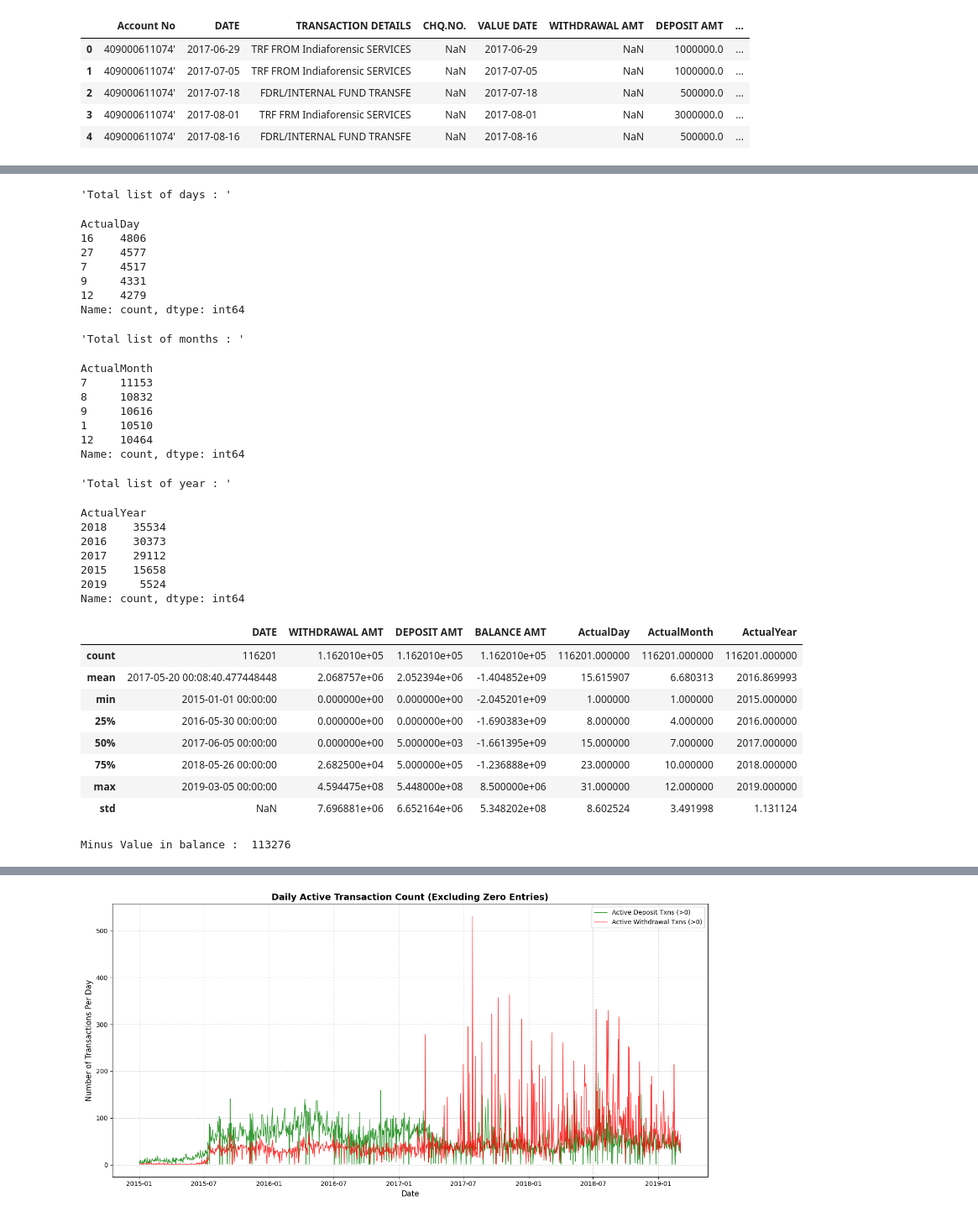
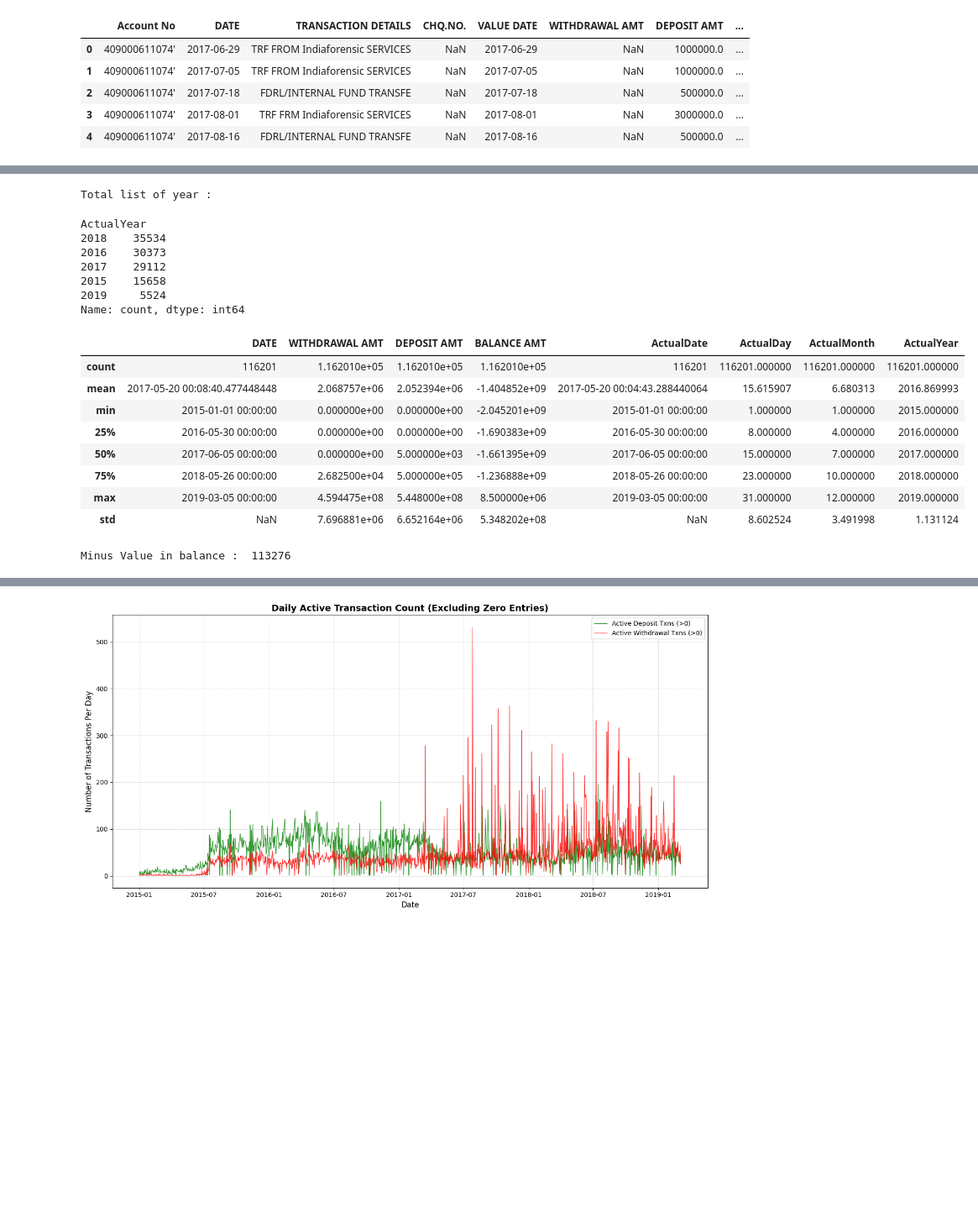
Before and after one commit to Deep6890/AEGIS-FIN, a Jupyter notebook: bankData.ipynb, the cells around one changed output, grey strips where cells are left out. Shown at 84% size. Saved outputs shown, nothing was run; the diff lists cells and outputs as text; code cells hidden in the pictures; blank space fills up the shorter version.

```diff
--- a/bankData.ipynb
+++ b/bankData.ipynb
@@ -107,59 +112,44 @@ Dataset Size (116201, 8)
 # %%
 def DataDiscribtion(df):
-    total_day_counts = df['ActualDay'].value_counts()
-    total_month_counts = df['ActualMonth'].value_counts()
-    total_year_counts = df['ActualYear'].value_counts()
 
-    # Over all discribtion
-    display("Total list of days : ",total_day_counts.head())
+    dataDiscribe = df.copy()
+
+    # Year wise count
+    total_year_counts = dataDiscribe['ActualYear'].value_counts()
+
+    print("Total list of year : ")
+    display(total_year_counts.head())
     print("\n")
-    display("Total list of months : ",total_month_counts.head())
-    print("\n")
-    display("Total list of year : ",total_year_counts.head())
-    print("\n")
+
     # function wise distributions
-    display(df.describe())
+    display(dataDiscribe.describe())
 
     # Less Then Zero balance
     count =0
-    for value in df['BALANCE AMT']:
+    for value in dataDiscribe['BALANCE AMT']:
         if(value < 0):
             count = count +1;
 
-    print("Minus Value in balance : ",count)
-DataDiscribtion(processData)
+    # Counting the minus value
+    print("\n\nMinus Value in balance : ",count)
+
+DataDiscribtion(cleanData)
 # %% [output]
-'Total list of days : '
+Total list of year :
-ActualDay
-16    4806
-27    4577
-7     4517
-9     4331
-12    4279
+ActualYear
+2018    35534
+2016    30373
+2017    29112
+2015    15658
+2019     5524
 Name: count, dtype: int64
+|  | DATE | WITHDRAWAL AMT | DEPOSIT AMT | BALANCE AMT | ActualDate | ActualDay | ActualMonth | ActualYear |
+| count | 116201 | 1.162010e+05 | 1.162010e+05 | 1.162010e+05 | 116201 | 116201.000000 | 116201.000000 | 116201.000000 |
+| mean | 2017-05-20 00:08:40.477448448 | 2.068757e+06 | 2.052394e+06 | -1.404852e+09 | 2017-05-20 00:04:43.288440064 | 15.615907 | 6.680313 | 2016.869993 |
+| min | 2015-01-01 00:00:00 | 0.000000e+00 | 0.000000e+00 | -2.045201e+09 | 2015-01-01 00:00:00 | 1.000000 | 1.000000 | 2015.000000 |
+| 25% | 2016-05-30 00:00:00 | 0.000000e+00 | 0.000000e+00 | -1.690383e+09 | 2016-05-30 00:00:00 | 8.000000 | 4.000000 | 2016.000000 |
+| 50% | 2017-06-05 00:00:00 | 0.000000e+00 | 5.000000e+03 | -1.661395e+09 | 2017-06-05 00:00:00 | 15.000000 | 7.000000 | 2017.000000 |
+| 75% | 2018-05-26 00:00:00 | 2.682500e+04 | 5.000000e+05 | -1.236888e+09 | 2018-05-26 00:00:00 | 23.000000 | 10.000000 | 2018.000000 |
+| max | 2019-03-05 00:00:00 | 4.594475e+08 | 5.448000e+08 | 8.500000e+06 | 2019-03-05 00:00:00 | 31.000000 | 12.000000 | 2019.000000 |
+| std | NaN | 7.696881e+06 | 6.652164e+06 | 5.348202e+08 | NaN | 8.602524 | 3.491998 | 1.131124 |
-'Total list of months : '
+Minus Value in balance :  113276
-ActualMonth
-7     11153
-8     10832
-9     10616
-1     10510
-12    10464
-Name: count, dtype: int64
-'Total list of year : '
-ActualYear
-2018    35534
-2016    30373
-2017    29112
-2015    15658
-2019     5524
-Name: count, dtype: int64
-|  | DATE | WITHDRAWAL AMT | DEPOSIT AMT | BALANCE AMT | ActualDay | ActualMonth | ActualYear |
-| count | 116201 | 1.162010e+05 | 1.162010e+05 | 1.162010e+05 | 116201.000000 | 116201.000000 | 116201.000000 |
-| mean | 2017-05-20 00:08:40.477448448 | 2.068757e+06 | 2.052394e+06 | -1.404852e+09 | 15.615907 | 6.680313 | 2016.869993 |
-| min | 2015-01-01 00:00:00 | 0.000000e+00 | 0.000000e+00 | -2.045201e+09 | 1.000000 | 1.000000 | 2015.000000 |
-| 25% | 2016-05-30 00:00:00 | 0.000000e+00 | 0.000000e+00 | -1.690383e+09 | 8.000000 | 4.000000 | 2016.000000 |
-| 50% | 2017-06-05 00:00:00 | 0.000000e+00 | 5.000000e+03 | -1.661395e+09 | 15.000000 | 7.000000 | 2017.000000 |
-| 75% | 2018-05-26 00:00:00 | 2.682500e+04 | 5.000000e+05 | -1.236888e+09 | 23.000000 | 10.000000 | 2018.000000 |
-| max | 2019-03-05 00:00:00 | 4.594475e+08 | 5.448000e+08 | 8.500000e+06 | 31.000000 | 12.000000 | 2019.000000 |
-| std | NaN | 7.696881e+06 | 6.652164e+06 | 5.348202e+08 | 8.602524 | 3.491998 | 1.131124 |
-Minus Value in balance :  113276
```
Also changed, not shown: parts of 12 cells of this notebook.
